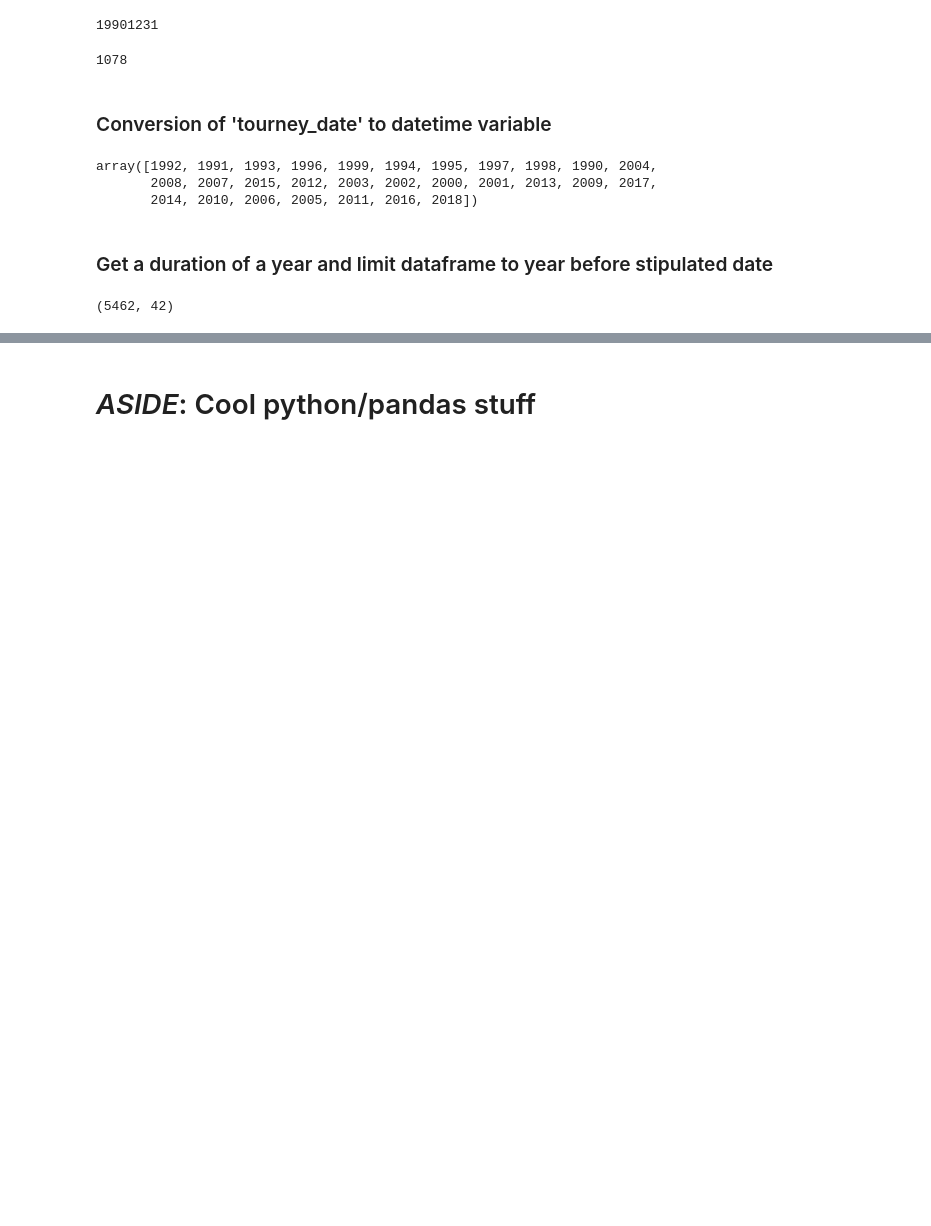
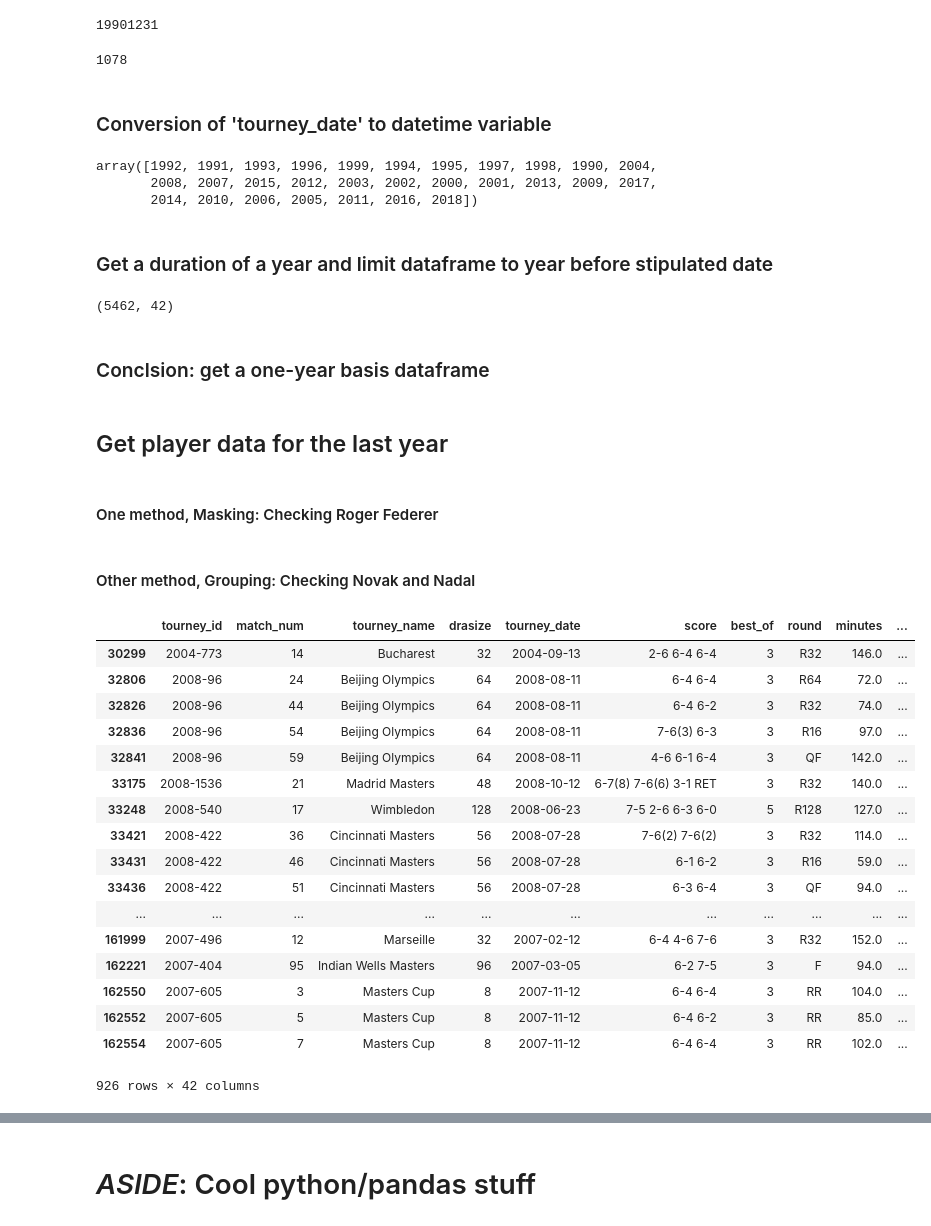
Before and after one commit to kuru0004/mens_tennis_outcomes, a Jupyter notebook: EC2_compute Populate Features using Previous Matches.ipynb, the cells around one changed output, grey strips where cells are left out. Saved outputs shown, nothing was run; the diff lists cells and outputs as text; code cells hidden in the pictures; blank space fills up the shorter version.

Commit message:
got player groups: :

```diff
--- a/EC2_compute Populate Features using Previous Matches.ipynb
+++ b/EC2_compute Populate Features using Previous Matches.ipynb
@@ -312 +313,7 @@ df_one_year.shape #5432,42; 'days=500', shape is 7544,42
 df_one_year['tourney_date'].apply(lambda x: x.year).unique()
+# %% [markdown]
+### Conclsion: get a one-year basis dataframe
+# %% [markdown]
+## Get player data for the last  year
+# %% [markdown]
+#### One method, Masking: Checking Roger Federer
@@ -312,0 +331,26 @@ df_one_year['tourney_date'].apply(lambda x: x.year).unique()
+# %% [markdown]
+#### Other method, Grouping: Checking Novak and Nadal
+# %%
+player1='Rafael Nadal'
+player2='Novak Djokovic'
+df_win_loss.groupby('name').get_group(player1)
+df_win_loss.groupby('name').get_group(player2)
+# %% [output]
+|  | tourney_id | match_num | tourney_name | drasize | tourney_date | score | best_of | round | minutes | ... |
+| 30299 | 2004-773 | 14 | Bucharest | 32 | 2004-09-13 | 2-6 6-4 6-4 | 3 | R32 | 146.0 | ... |
+| 32806 | 2008-96 | 24 | Beijing Olympics | 64 | 2008-08-11 | 6-4 6-4 | 3 | R64 | 72.0 | ... |
+| 32826 | 2008-96 | 44 | Beijing Olympics | 64 | 2008-08-11 | 6-4 6-2 | 3 | R32 | 74.0 | ... |
+| 32836 | 2008-96 | 54 | Beijing Olympics | 64 | 2008-08-11 | 7-6(3) 6-3 | 3 | R16 | 97.0 | ... |
+| 32841 | 2008-96 | 59 | Beijing Olympics | 64 | 2008-08-11 | 4-6 6-1 6-4 | 3 | QF | 142.0 | ... |
+| 33175 | 2008-1536 | 21 | Madrid Masters | 48 | 2008-10-12 | 6-7(8) 7-6(6) 3-1 RET | 3 | R32 | 140.0 | ... |
+| 33248 | 2008-540 | 17 | Wimbledon | 128 | 2008-06-23 | 7-5 2-6 6-3 6-0 | 5 | R128 | 127.0 | ... |
+| 33421 | 2008-422 | 36 | Cincinnati Masters | 56 | 2008-07-28 | 7-6(2) 7-6(2) | 3 | R32 | 114.0 | ... |
+| 33431 | 2008-422 | 46 | Cincinnati Masters | 56 | 2008-07-28 | 6-1 6-2 | 3 | R16 | 59.0 | ... |
+| 33436 | 2008-422 | 51 | Cincinnati Masters | 56 | 2008-07-28 | 6-3 6-4 | 3 | QF | 94.0 | ... |
+| ... | ... | ... | ... | ... | ... | ... | ... | ... | ... | ... |
+| 161999 | 2007-496 | 12 | Marseille | 32 | 2007-02-12 | 6-4 4-6 7-6 | 3 | R32 | 152.0 | ... |
+| 162221 | 2007-404 | 95 | Indian Wells Masters | 96 | 2007-03-05 | 6-2 7-5 | 3 | F | 94.0 | ... |
+| 162550 | 2007-605 | 3 | Masters Cup | 8 | 2007-11-12 | 6-4 6-4 | 3 | RR | 104.0 | ... |
+| 162552 | 2007-605 | 5 | Masters Cup | 8 | 2007-11-12 | 6-4 6-2 | 3 | RR | 85.0 | ... |
+| 162554 | 2007-605 | 7 | Masters Cup | 8 | 2007-11-12 | 6-4 6-4 | 3 | RR | 102.0 | ... |
+926 rows × 42 columns
```
Also changed, not shown: parts of 8 cells of this notebook, 1 other file.
